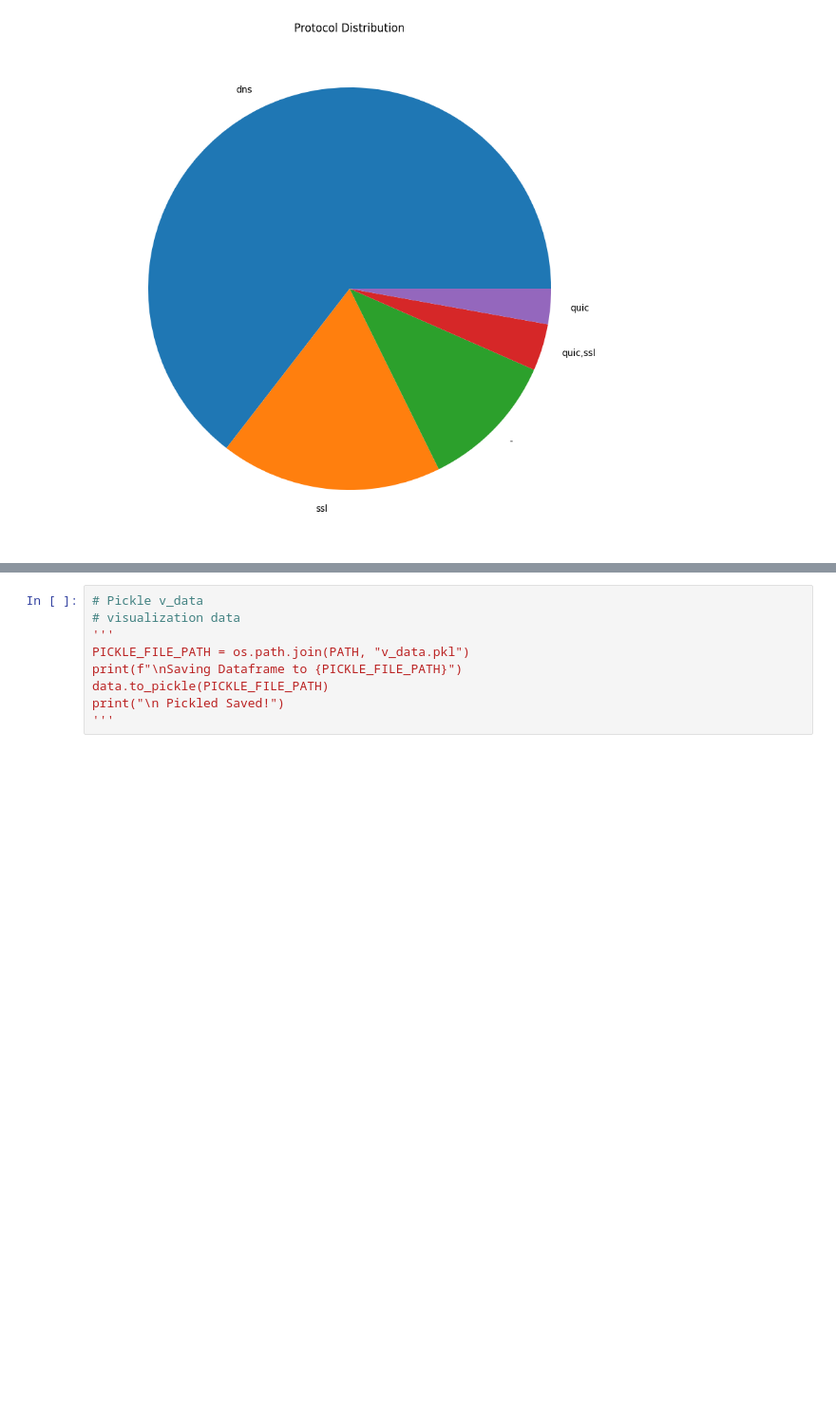
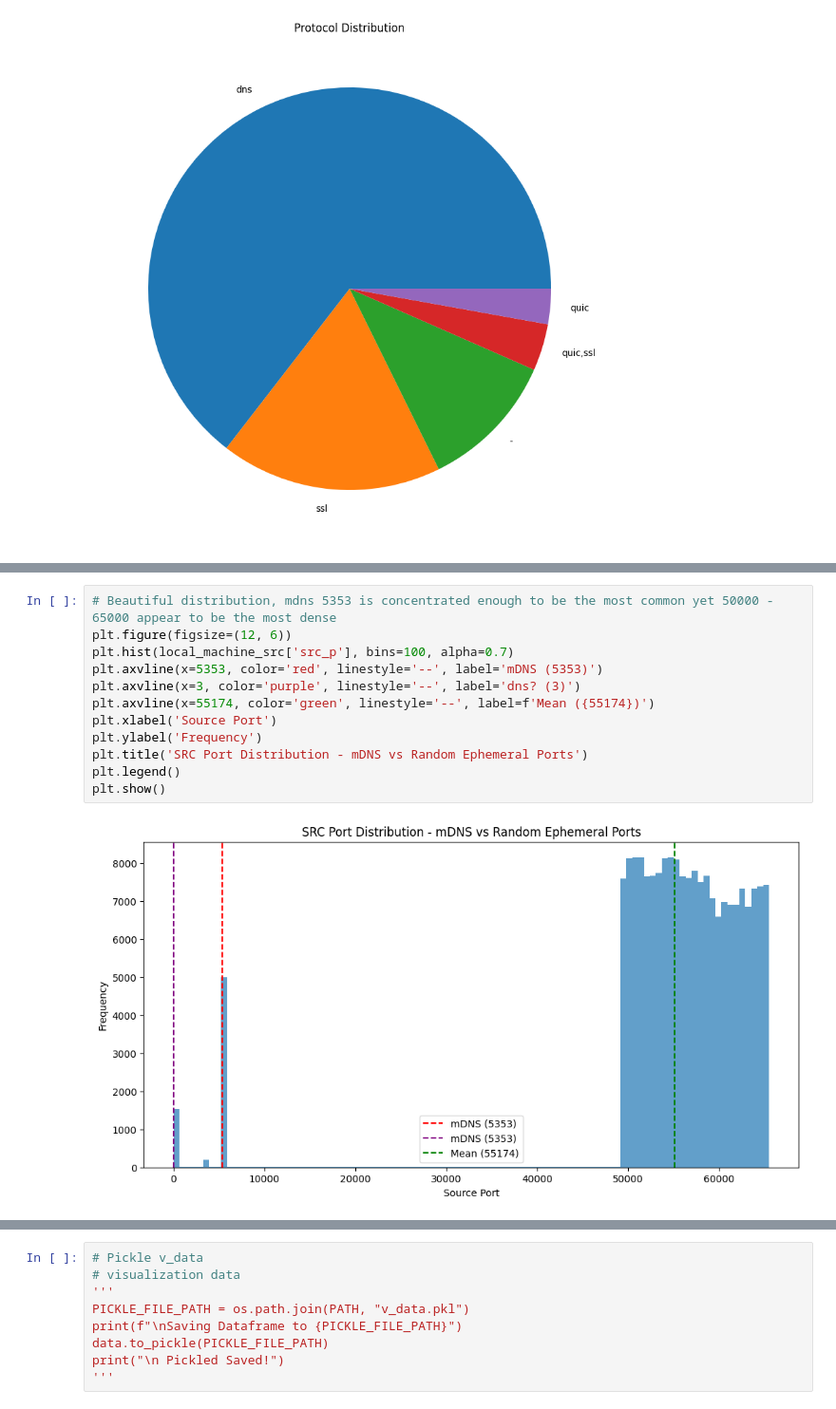
Before and after one commit to spinklerz/Projects, a Jupyter notebook: MachineLearning_and_AI/Network_Anomoly_Detection/Notebooks/02_Exploratory_Data_Analysis.ipynb, the cells around one changed output, grey strips where cells are left out. Shown at 95% size. Drawn from its saved outputs; the diff is of its cells as text; blank space fills up the shorter version.

```diff
--- a/MachineLearning_and_AI/Network_Anomoly_Detection/Notebooks/02_Exploratory_Data_Analysis.ipynb
+++ b/MachineLearning_and_AI/Network_Anomoly_Detection/Notebooks/02_Exploratory_Data_Analysis.ipynb
@@ -344,0 +429,14 @@ Name: count, dtype: int64
+# %%
+# Beautiful distribution, mdns 5353 is concentrated enough to be the most common yet 50000 - 65000 appear to be the most dense
+plt.figure(figsize=(12, 6))
+plt.hist(local_machine_src['src_p'], bins=100, alpha=0.7)
+plt.axvline(x=5353, color='red', linestyle='--', label='mDNS (5353)')
+plt.axvline(x=3, color='purple', linestyle='--', label='dns? (3)')
+plt.axvline(x=55174, color='green', linestyle='--', label=f'Mean ({55174})')
+plt.xlabel('Source Port')
+plt.ylabel('Frequency')
+plt.title('SRC Port Distribution - mDNS vs Random Ephemeral Ports')
+plt.legend()
+plt.show()
+# %% [output]
+[figure, added]
```
Also changed, not shown: parts of 15 cells of this notebook.
